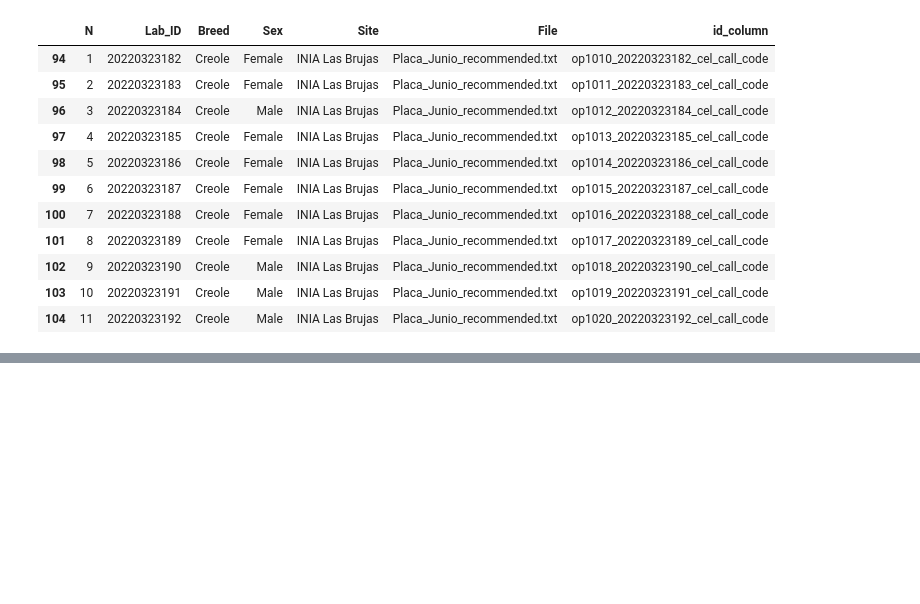
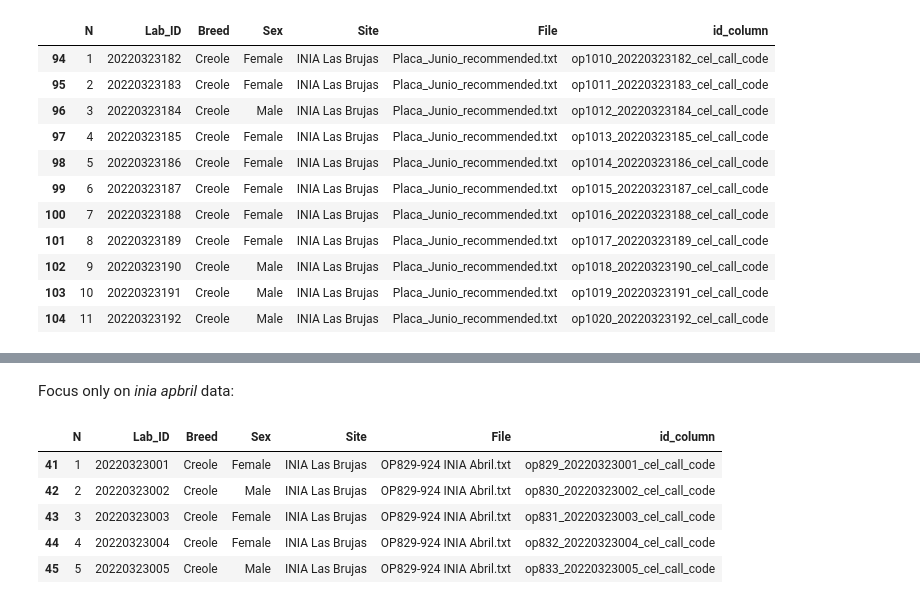
Before and after one commit to cnr-ibba/SMARTER-database, a Jupyter notebook: notebooks/exploratory/0.20.0-bunop-uruguay_fg.ipynb, the cells around one changed output, grey strips where cells are left out. Cells and saved outputs as stored; diff of their text form; code cells hidden in the pictures; blank space fills up the shorter version.

Commit message:
:monocle_face: working on latest uruguayan data

```diff
--- a/notebooks/exploratory/0.20.0-bunop-uruguay_fg.ipynb
+++ b/notebooks/exploratory/0.20.0-bunop-uruguay_fg.ipynb
@@ -231,0 +299,2 @@ placa_junio_metadata
+# %%
+lab_ids = [str(id_) for id_ in inia_abril_metadata["Lab_ID"].tolist()]
@@ -231,0 +303,5 @@ placa_junio_metadata
+# %%
+for lab_id in lab_ids:
+    for col in record._fields:
+        if lab_id in col:
+            lab2file_ids[lab_id] = col
@@ -231,0 +310,14 @@ placa_junio_metadata
+# %%
+info["id_column"] = info["Lab_ID"].apply(lambda lab_id: lab2file_ids[str(lab_id)])
+# %% [markdown]
+Focus only on *inia apbril* data:
+# %%
+inia_abril_metadata = info[info["File"] == inia_abril.contents[0]]
+inia_abril_metadata.head()
+# %% [output]
+|  | N | Lab_ID | Breed | Sex | Site | File | id_column |
+| 41 | 1 | 20220323001 | Creole | Female | INIA Las Brujas | OP829-924 INIA Abril.txt | op829_20220323001_cel_call_code |
+| 42 | 2 | 20220323002 | Creole | Male | INIA Las Brujas | OP829-924 INIA Abril.txt | op830_20220323002_cel_call_code |
+| 43 | 3 | 20220323003 | Creole | Female | INIA Las Brujas | OP829-924 INIA Abril.txt | op831_20220323003_cel_call_code |
+| 44 | 4 | 20220323004 | Creole | Female | INIA Las Brujas | OP829-924 INIA Abril.txt | op832_20220323004_cel_call_code |
+| 45 | 5 | 20220323005 | Creole | Male | INIA Las Brujas | OP829-924 INIA Abril.txt | op833_20220323005_cel_call_code |
```
Also changed, not shown: parts of 18 cells of this notebook.
